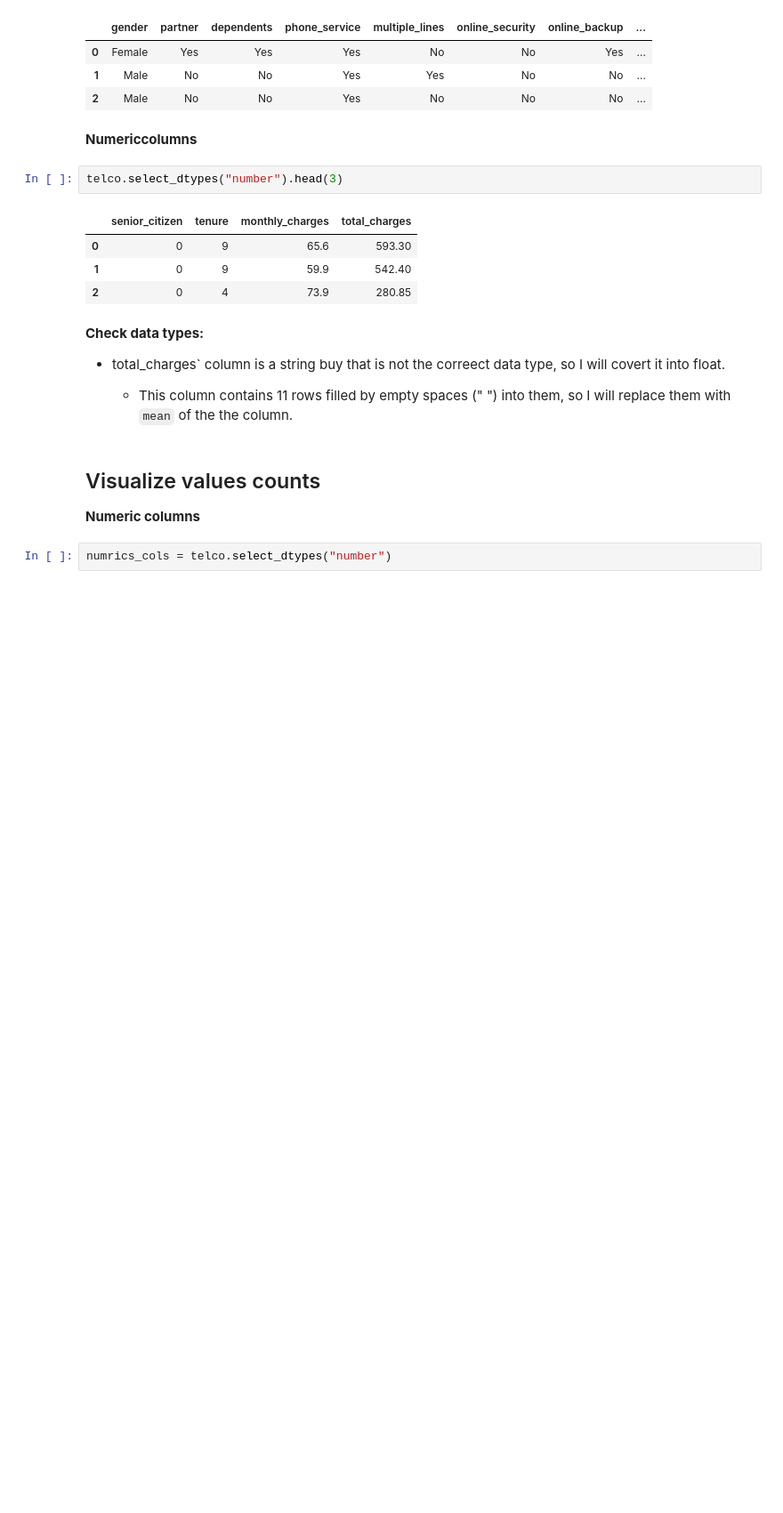
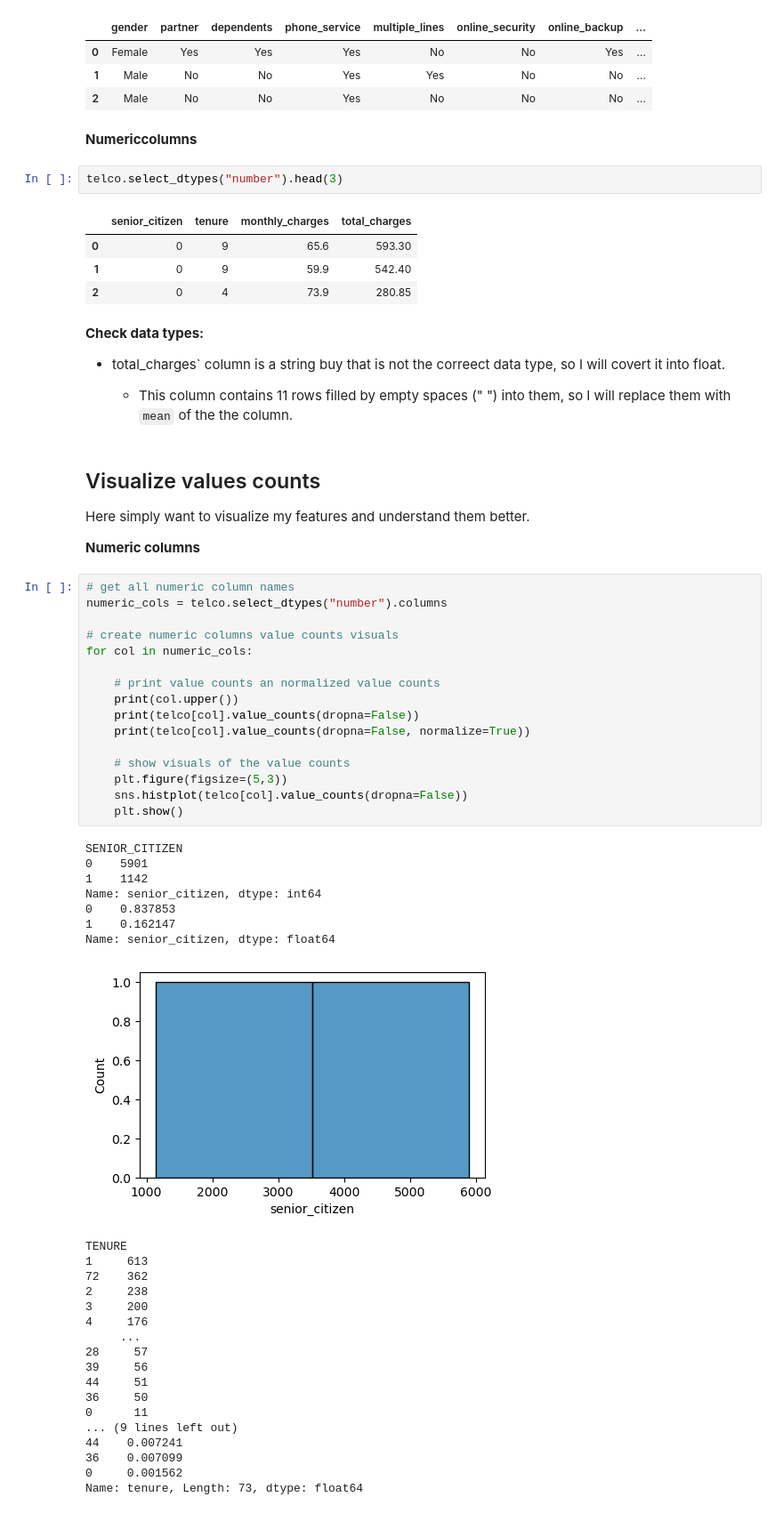
Before and after one commit to MigashaneVictoire/telco_churn_classification_project, a Jupyter notebook: prepare_work_file.ipynb, the cells around one changed output. Shown: that part at 89% size. Saved outputs shown, nothing was run; the diff lists cells and outputs as text; blank space fills up the shorter version.

```diff
--- a/prepare_work_file.ipynb
+++ b/prepare_work_file.ipynb
@@ -162,6 +164,48 @@ telco.select_dtypes("number").head(3)
 # %% [markdown]
 ## Visualize values counts
 
+Here simply want to visualize my features and understand them better.
+
 **Numeric columns**
-# %%
-numrics_cols = telco.select_dtypes("number")
+# %%
+# get all numeric column names
+numeric_cols = telco.select_dtypes("number").columns
+
+# create numeric columns value counts visuals
+for col in numeric_cols:
+
+    # print value counts an normalized value counts
+    print(col.upper())
+    print(telco[col].value_counts(dropna=False))
+    print(telco[col].value_counts(dropna=False, normalize=True))
+
+    # show visuals of the value counts
+    plt.figure(figsize=(5,3))
+    sns.histplot(telco[col].value_counts(dropna=False))
+    plt.show()
+# %% [output]
+SENIOR_CITIZEN
+0    5901
+1    1142
+Name: senior_citizen, dtype: int64
+0    0.837853
+1    0.162147
+Name: senior_citizen, dtype: float64
+[figure, added]
+TENURE
+1     613
+72    362
+2     238
+3     200
+4     176
+     ...
+28     57
+39     56
+44     51
+36     50
+0      11
+... (9 lines left out)
+44    0.007241
+36    0.007099
+0     0.001562
+Name: tenure, Length: 73, dtype: float64
```
Also changed, not shown: parts of 18 cells of this notebook, 2 other files.
